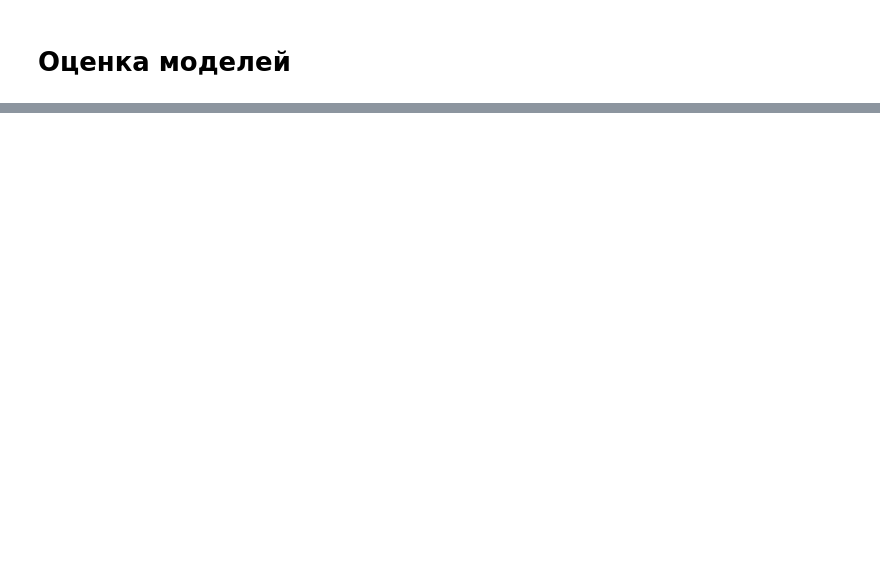
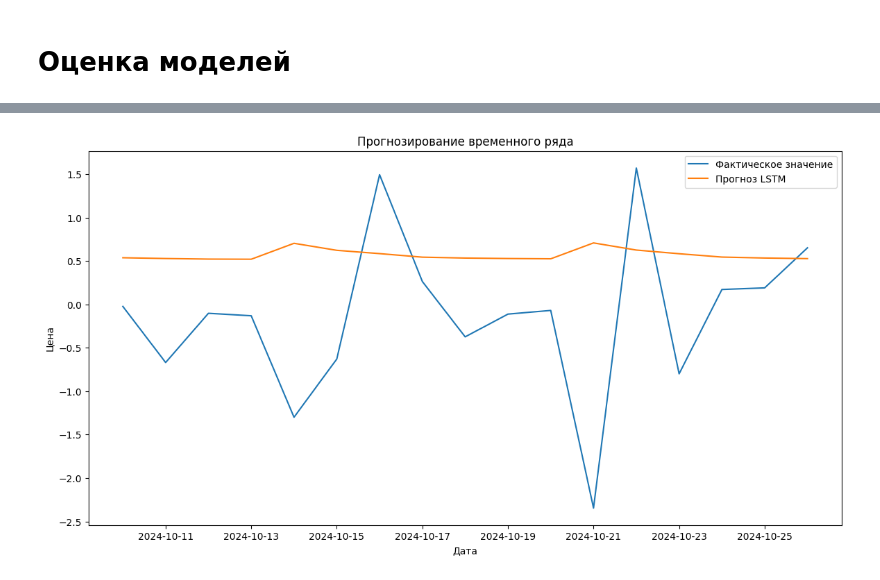
Before and after one commit to 113578/apsm, a Jupyter notebook: notebooks/modeling/non_linear_models_analysis.ipynb, the cells around one changed output, grey strips where cells are left out. Saved outputs shown, nothing was run; the diff lists cells and outputs as text; code cells hidden in the pictures; blank space fills up the shorter version.

```diff
--- a/notebooks/modeling/non_linear_models_analysis.ipynb
+++ b/notebooks/modeling/non_linear_models_analysis.ipynb
@@ -1107,0 +820,8 @@ plt.show()
+# %%
+def create_sequences(X, y, seq_length=10):
+    X_seq = []
+    y_seq = []
+    for i in range(len(X) - seq_length):
+        X_seq.append(X[i:i+seq_length])
+        y_seq.append(y[i+seq_length])
+    return np.array(X_seq), np.array(y_seq)
@@ -1107,0 +921,24 @@ plt.show()
+# %%
+model.eval()
+with torch.no_grad():
+    y_val_pred = model(X_val_seq)
+    val_mse_lstm = mean_squared_error(y_val_seq, y_val_pred)
+    val_mae_lstm = mean_absolute_error(y_val_seq, y_val_pred)
+    val_mape_lstm = mean_absolute_percentage_error(y_val_seq, y_val_pred)
+
+print("\nValidation Results:")
+print(f"MSE: {val_mse_lstm:.4f}")
+print(f"MAE: {val_mae_lstm:.4f}")
+print(f"MAPE: {val_mape_lstm:.4f}")
+
+
+with torch.no_grad():
+    y_test_pred_lstm = model(X_test_seq)
+    test_mse_lstm = mean_squared_error(y_test_seq, y_test_pred_lstm)
+    test_mae_lstm = mean_absolute_error(y_test_seq, y_test_pred_lstm)
+    test_mape_lstm = mean_absolute_percentage_error(y_test_seq, y_test_pred_lstm)
+
+print("\nTest Results:")
+print(f"MSE: {test_mse_lstm:.4f}")
+print(f"MAE: {test_mae_lstm:.4f}")
+print(f"MAPE: {test_mape_lstm:.4f}")
@@ -1107,0 +993,13 @@ plt.show()
+# %%
+plt.figure(figsize=(14, 7))
+
+plt.plot(y_test.index[seq_length:-1], y_test[seq_length:-1], label='Фактическое значение')
+plt.plot(y_test.index[seq_length:-1], y_test_pred_lstm[:-1], label='Прогноз LSTM', linestyle='-')
+
+plt.xlabel('Дата')
+plt.ylabel('Цена')
+plt.title('Прогнозирование временного ряда')
+plt.legend()
+plt.show()
+# %% [output]
+[figure, added]
```
Also changed, not shown: parts of 40 cells of this notebook.
